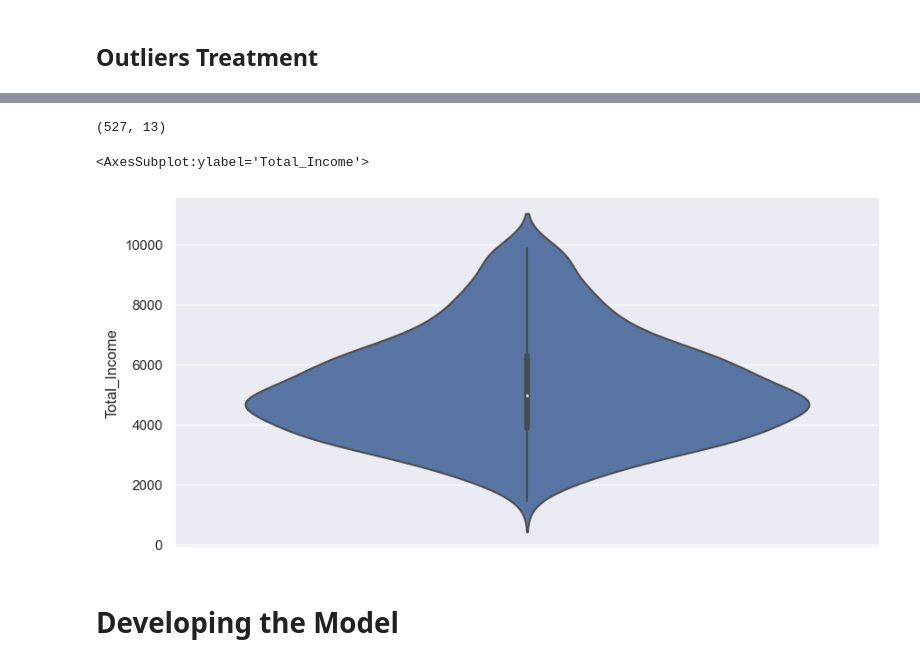
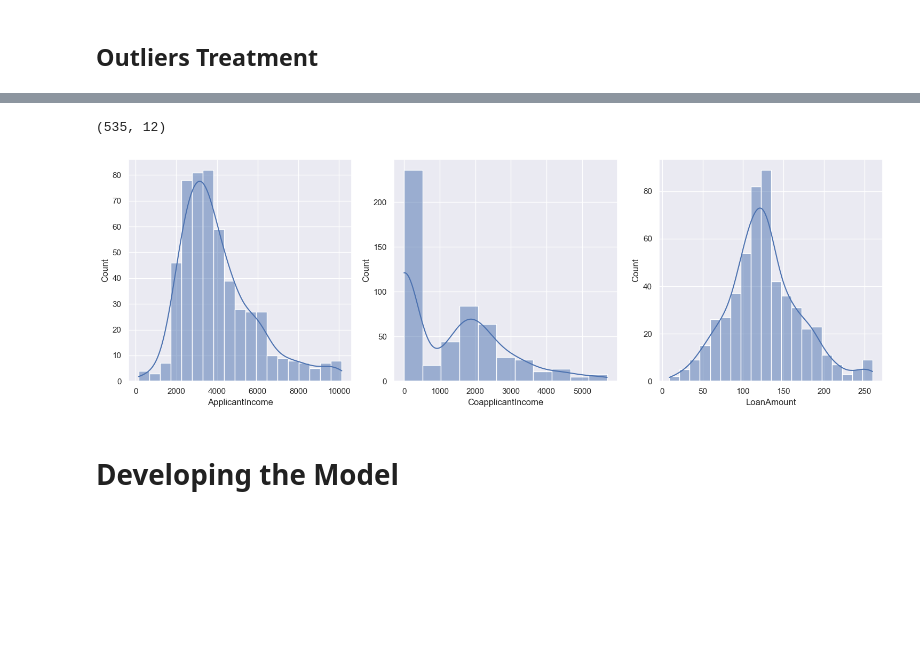
Before and after one commit to ahmedelgamal0/Loan-Eligibility-Prediction, a Jupyter notebook: Loan_Predection.ipynb, the cells around one changed output, grey strips where cells are left out. Drawn from its saved outputs; the diff is of its cells as text; code cells hidden in the pictures; blank space fills up the shorter version.

```diff
--- a/Loan_Predection.ipynb
+++ b/Loan_Predection.ipynb
@@ -619,14 +545,22 @@ sns.boxplot(y='Total_Income', data=t_copy)
-# %%
-t_copy.shape
-# %% [output]
-(527, 13)
-# %%
-# plot violin plot for total income
-plt.figure(figsize=(10, 5))
-sns.violinplot(y='Total_Income', data=t_copy)
-# %% [output]
-<AxesSubplot:ylabel='Total_Income'>
-[figure, removed]
+# %%
+
+q1 = train[numerical_var].quantile(0.25)
+q3 = train[numerical_var].quantile(0.75)
+
+iqr = q3 - q1
+
+Lower_tail = q1 - 1.5 * iqr
+Upper_tail = q3 + 1.5 * iqr
+Lower_tail, Upper_tail
+
+train = train[~((train[numerical_var] < Lower_tail) | (train[numerical_var] > Upper_tail)).any(axis=1)]
+train.shape
+# %% [output]
+(535, 12)
+# %%
+visualize_numerical_data(train, numerical_var, 1, 3, (15, 5), 'hist')
+# %% [output]
+[figure, added]
 # %% [markdown]
 # Developing the Model
 # %% [markdown]
```
Also changed, not shown: parts of 46 cells of this notebook.
